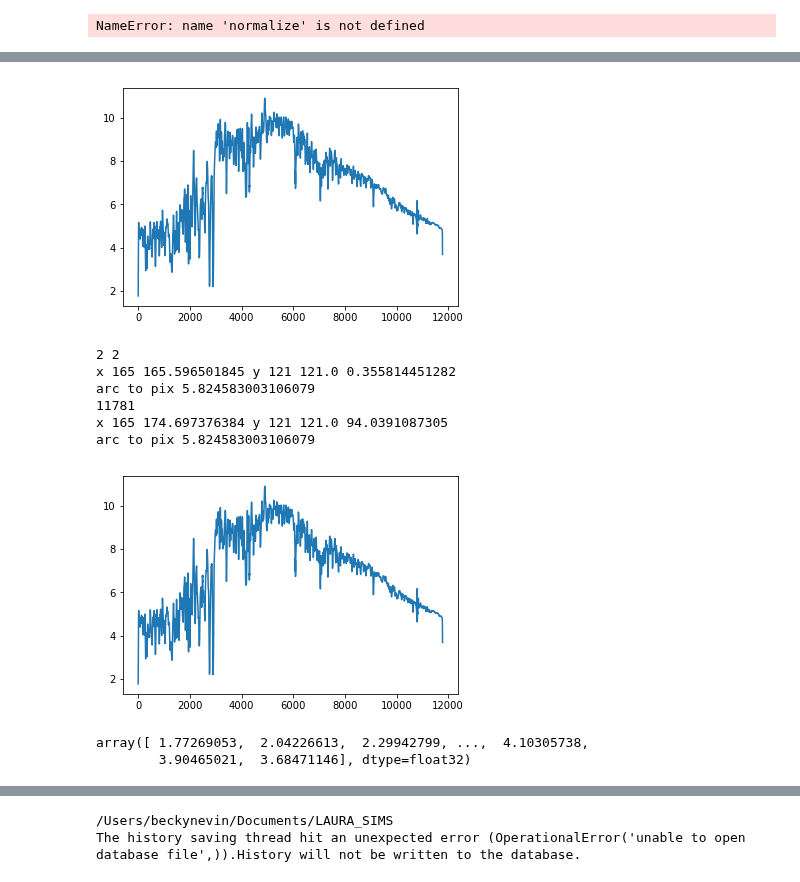
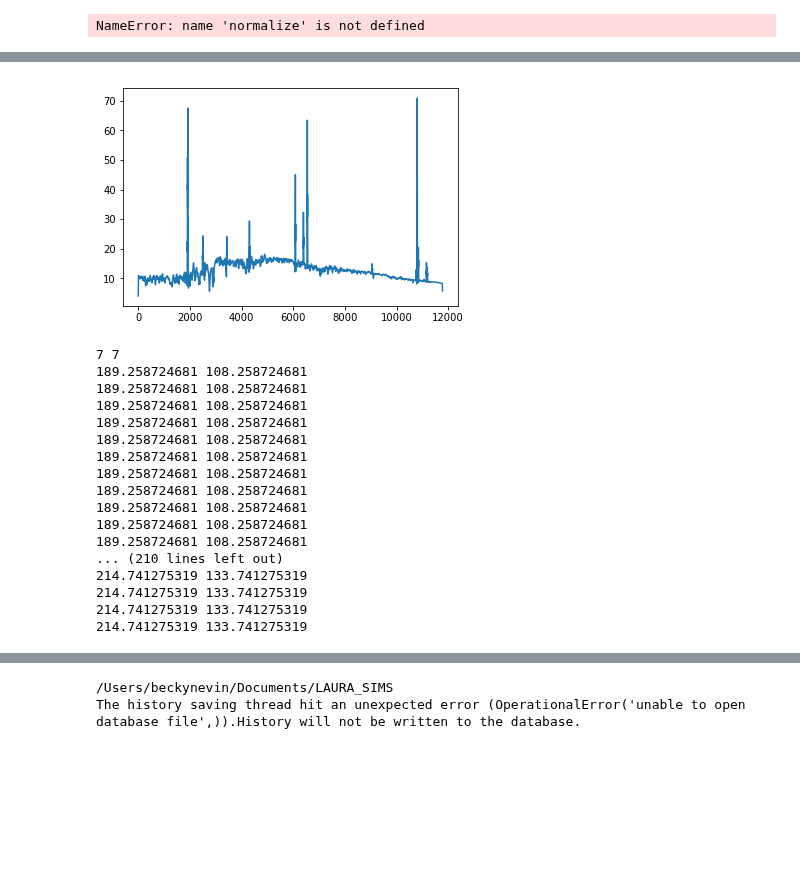
Before and after one commit to beckynevin/ppxf_MaNGA, a Jupyter notebook: Kin_class_summit.ipynb, the cells around one changed output, grey strips where cells are left out. Saved outputs shown, nothing was run; the diff lists cells and outputs as text; code cells hidden in the pictures; blank space fills up the shorter version.

Commit message:
Something is wrong with my regridding but I have my grid and summed values ready to go, they look like they are just smearing out horizontally.

```diff
--- a/Kin_class_summit.ipynb
+++ b/Kin_class_summit.ipynb
@@ -389,8 +389,8 @@ def f(x, y, exist_x, exist_y, add_spec):
     for Y in range(len(add_spec)):
 
         r=((x-exist_x[Y])**2+(y-exist_y[Y])**2)
-        print('x', x, exist_x[Y], 'y', y, exist_y[Y], r)
-        print('arc to pix', arc_to_pix(1.6))
+        '''print('x', x, exist_x[Y], 'y', y, exist_y[Y], r)
+        print('arc to pix', arc_to_pix(1.6))'''
         if r > arc_to_pix(1.6)**2:
             '''This means you cannot include these pixels'''
             weight=0
@@ -401,7 +401,7 @@ def f(x, y, exist_x, exist_y, add_spec):
 
             weight_norm = np.sum(weight)
             new_spec=(weight*value)/weight_norm
-            print(len(new_spec))
+            #print(len(new_spec))
             all_specs.append(new_spec)
     '''Ive now gone through all the existing points and seen if
     the input points overlap'''
@@ -409,31 +409,48 @@ def f(x, y, exist_x, exist_y, add_spec):
 
     if np.isnan(np.sum(all_specs)):
         sums=0
+        double_sum=0
     else:
         sums=np.sum(all_specs, axis=0)
-
-    plt.plot(sums)
-    plt.show()
-    return sums
+        double_sum=np.sum(sums)
+        '''plt.clf()
+        plt.plot(sums)
+        plt.show()'''
+    return sums, double_sum
 # %%
 
 
-
+plt.clf()
 plt.plot(add_spec[0])
 plt.show()
-print(len(pts[0][:2]), len(add_spec))
+print(len(pts[0]), len(add_spec))
 
 '''Figure out how to make a grid '''
+regrid_specs=[]
+regrid_sum=[]
+for i in range(len(pts_horiz)):
+    for j in range(len(pts_vert)):
+        print(pts_horiz[i], pts_vert[i])
 
-f(165, 121, pts[0][:2], pts[1][:2], add_spec)
+        out=f(pts_horiz[i], pts_vert[i], pts[0], pts[1], add_spec)
+        regrid_specs.append(out[0])
+        regrid_sum.append(out[1])
 # %% [output]
-[figure, old version]
+[figure, new version]
-2 2
-x 165 165.596501845 y 121 121.0 0.355814451282
-arc to pix 5.824583003106079
-11781
-x 165 174.697376384 y 121 121.0 94.0391087305
-arc to pix 5.824583003106079
+7 7
+189.258724681 108.258724681
+189.258724681 108.258724681
+189.258724681 108.258724681
+189.258724681 108.258724681
+189.258724681 108.258724681
+189.258724681 108.258724681
+189.258724681 108.258724681
+189.258724681 108.258724681
+189.258724681 108.258724681
+189.258724681 108.258724681
+189.258724681 108.258724681
+... (210 lines left out)
+214.741275319 133.741275319
+214.741275319 133.741275319
+214.741275319 133.741275319
+214.741275319 133.741275319
-[figure, removed]
-array([ 1.77269053,  2.04226613,  2.29942799, ...,  4.10305738,
-        3.90465021,  3.68471146], dtype=float32)
```
Also changed, not shown: parts of 2 cells of this notebook.
